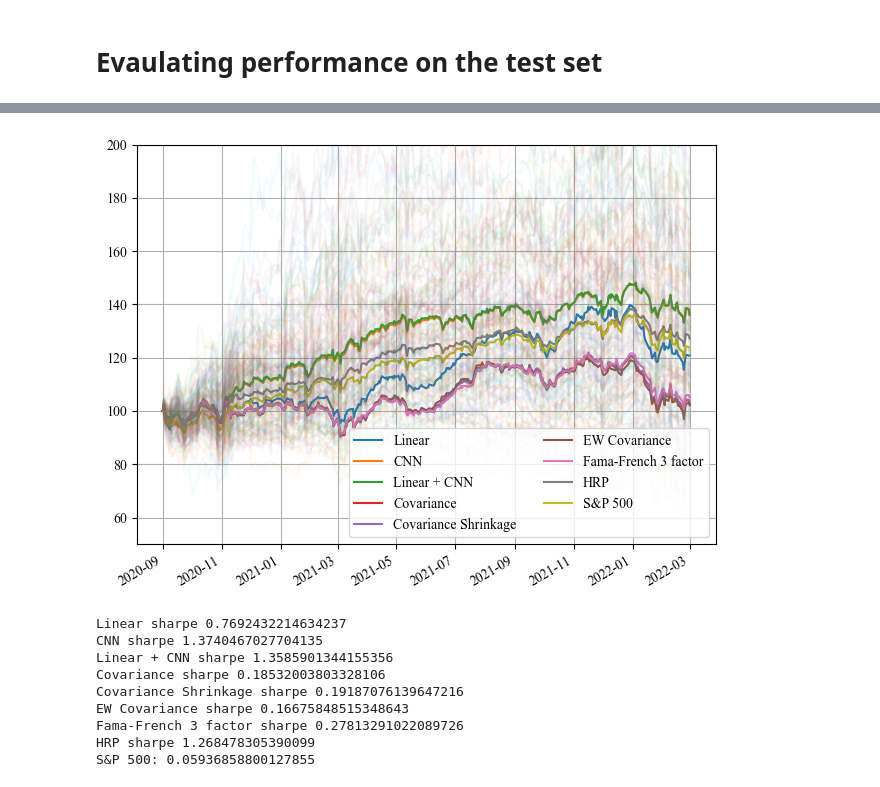
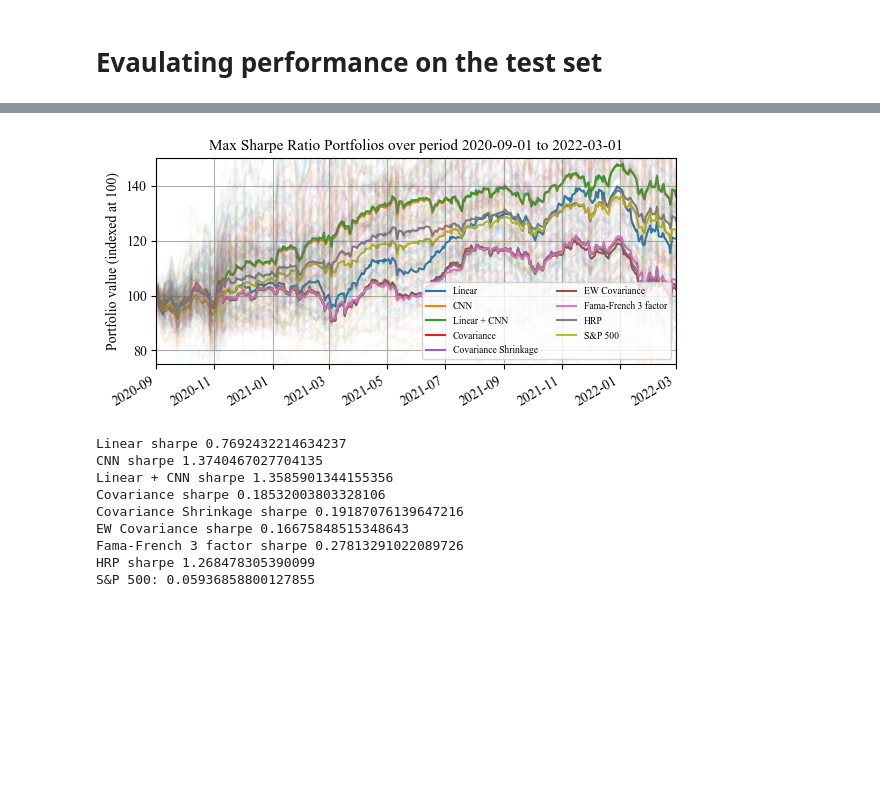
Before and after one commit to rorycreedon/portfolio_metric_learning, a Jupyter notebook: demo.ipynb, the cells around one changed output, grey strips where cells are left out. Drawn from its saved outputs; the diff is of its cells as text; code cells hidden in the pictures; blank space fills up the shorter version.

Commit message:
Plot update and adding average Sharpe ratio

```diff
--- a/demo.ipynb
+++ b/demo.ipynb
@@ -167,15 +172,20 @@ HRP train SR: 1.268478305390099
 # %%
 # Plots
+plt.figure(figsize=(6,3))
 for model in ["Linear", "CNN", "Linear + CNN", "Covariance", "Covariance Shrinkage", "EW Covariance", "Fama-French 3 factor", "HRP"]:
     plt.plot(prices_test @ weights[model], label=model)
 plt.plot(sp500, label="S&P 500")
 plt.plot(prices_test, alpha=0.05)
-plt.ylim(50, 200)
+plt.ylim(75, 150)
+plt.ylabel("Portfolio value (indexed at 100)", fontsize=10)
 plt.grid()
+plt.margins(x=0)
 plt.gcf().autofmt_xdate()
-plt.legend(ncol=2);
+plt.tick_params(axis='both', which='major', labelsize=10)
+plt.title("Max Sharpe Ratio Portfolios over period 2020-09-01 to 2022-03-01", fontsize=11)
+plt.legend(ncol=2, fontsize='x-small');
 # %% [output]
-[figure, old version]
+[figure, new version]
 # %%
 # Sharpe ratio for each model
 for model in ["Linear", "CNN", "Linear + CNN", "Covariance", "Covariance Shrinkage", "EW Covariance", "Fama-French 3 factor", "HRP"]:
```
Also changed, not shown: parts of 6 cells of this notebook, 13 other files.
